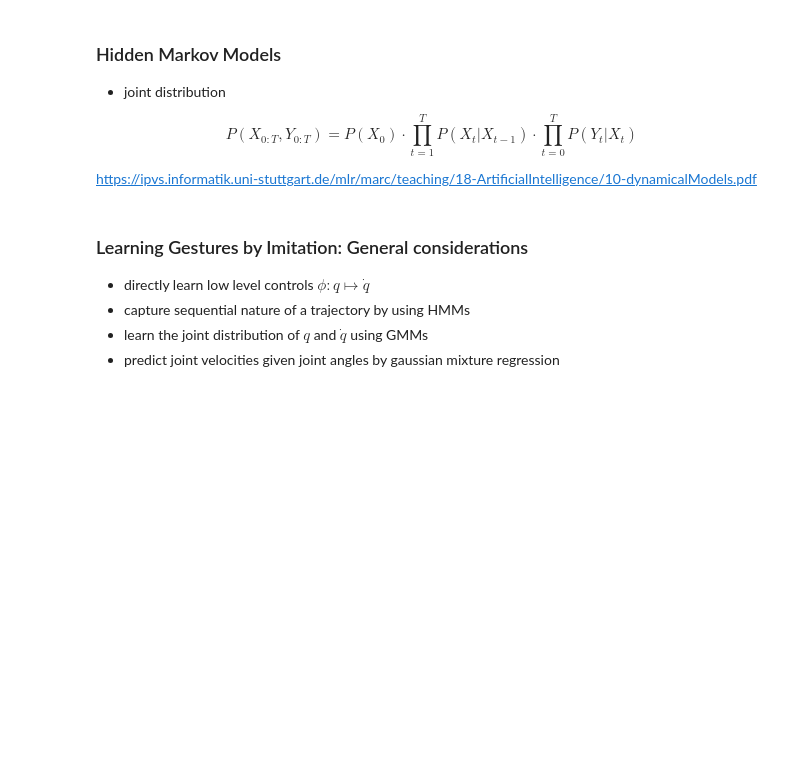
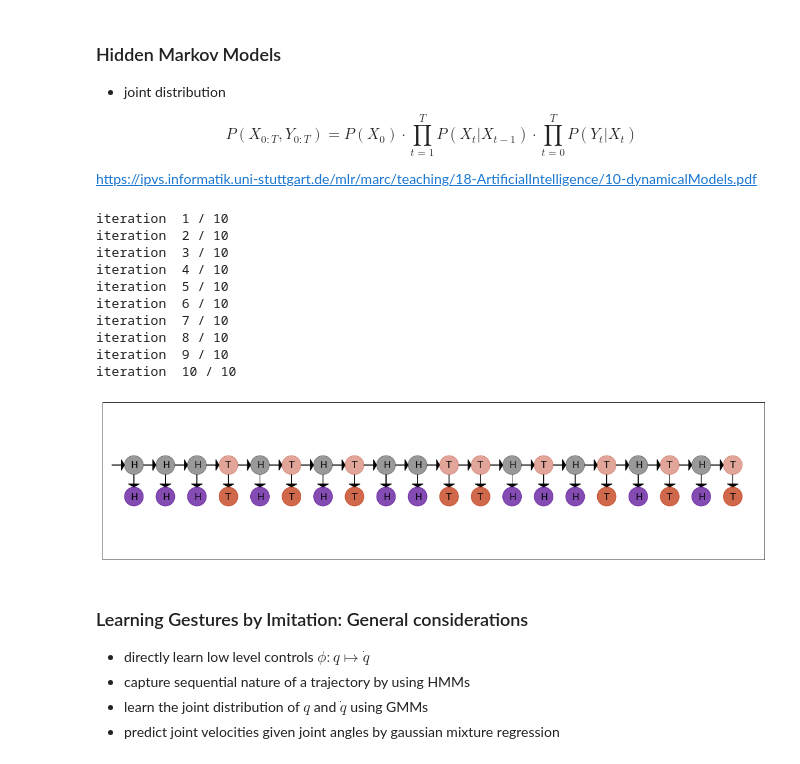
Before and after one commit to marctuscher/imitation-learning, a Jupyter notebook: slides/slides_clean.ipynb, the cells around one changed output. Drawn from its saved outputs; the diff is of its cells as text; code cells hidden in the pictures; blank space fills up the shorter version.

```diff
--- a/slides/slides_clean.ipynb
+++ b/slides/slides_clean.ipynb
@@ -131,6 +131,47 @@ plot_gmm(n_clusters=4, max_iter=100)
 $$P(X_{0:T}, Y_{0:T}) = P(X_0) \cdot \prod_{t=1}^T P(X_{t}| X_{t-1}) \cdot \prod_{t=0}^T P(Y_{t}| X_{t})$$
 
 https://ipvs.informatik.uni-stuttgart.de/mlr/marc/teaching/18-ArtificialIntelligence/10-dynamicalModels.pdf
+# %%
+import hmms
+
+def train_random_hmm(data, cats={"H": 0, "T": 1}):
+    dhmm = hmms.DtHMM.random(2,2)
+    data = data.copy()
+    for i in range(len(data)):
+        data[i] = np.array(list(map(lambda x: int(cats[x]), data[i])))
+    data = data.astype(np.int)
+    dhmm.baum_welch(data, 10)
+    return dhmm
+cats={"H": 0, "T": 1}
+inv_cats = {v: k for k, v in cats.items()}
+
+data = np.array([
+    ["H", "T", "H", "H", "H", "H", "T"],
+    ["H", "H", "T", "H", "T", "H", "T"],
+    ["H", "T", "H", "H", "T", "H", "T"],
+])
+
+hmm = train_random_hmm(data)
+# Create DtHMM by given parameters.
+seq, e_seq = hmm.generate(20)
+#resize plot
+plt.rcParams['figure.figsize'] = [20,20]
+hmms.plot_hmm(seq, e_seq , cats=inv_cats)
+
+
+e_seq = ["H", "T", "T", "H", "H"]
+# %% [output]
+iteration  1 / 10
+iteration  2 / 10
+iteration  3 / 10
+iteration  4 / 10
+iteration  5 / 10
+iteration  6 / 10
+iteration  7 / 10
+iteration  8 / 10
+iteration  9 / 10
+iteration  10 / 10
+[figure, added]
 # %% [markdown]
 ### Learning Gestures by Imitation: General considerations
 
```
Also changed, not shown: parts of 16 cells of this notebook.
